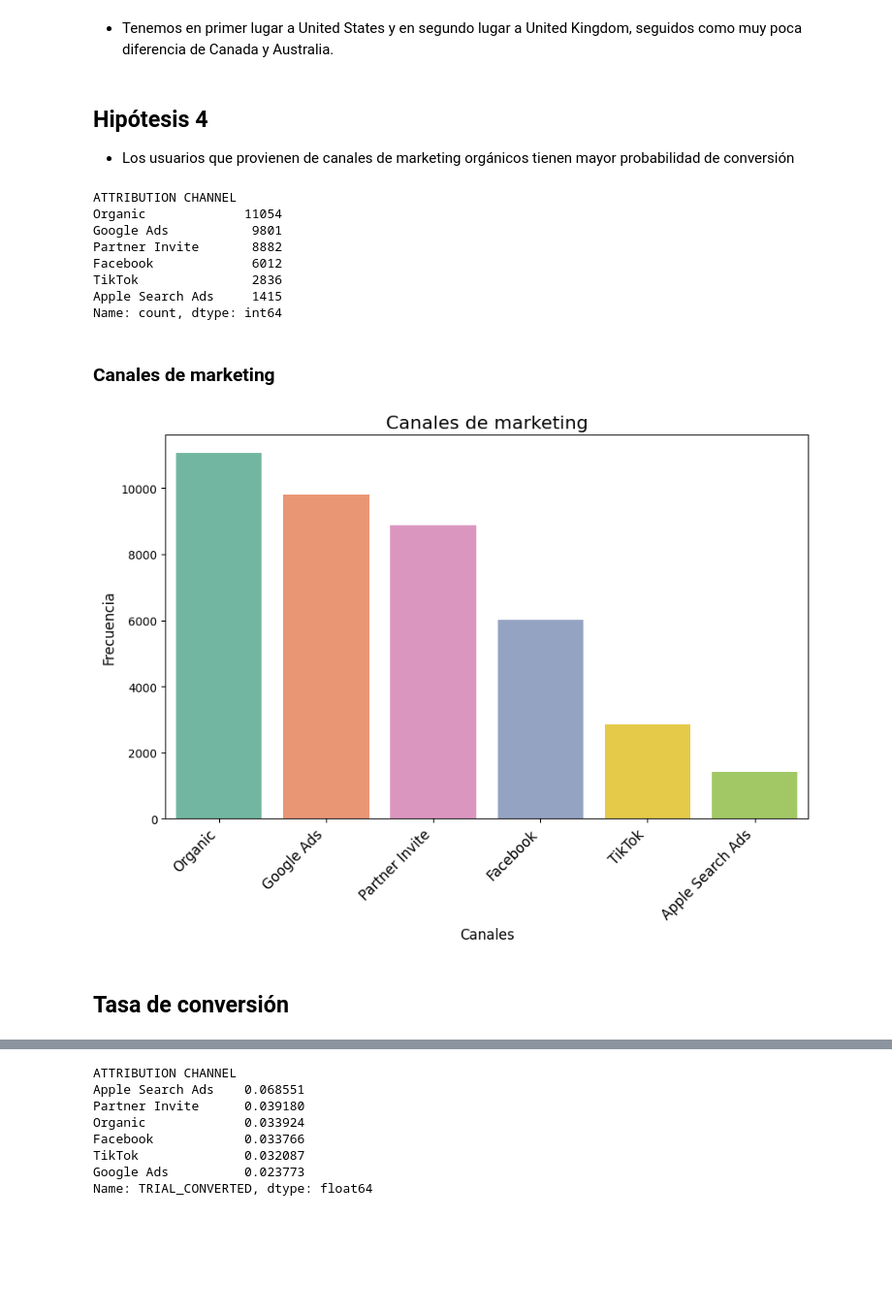
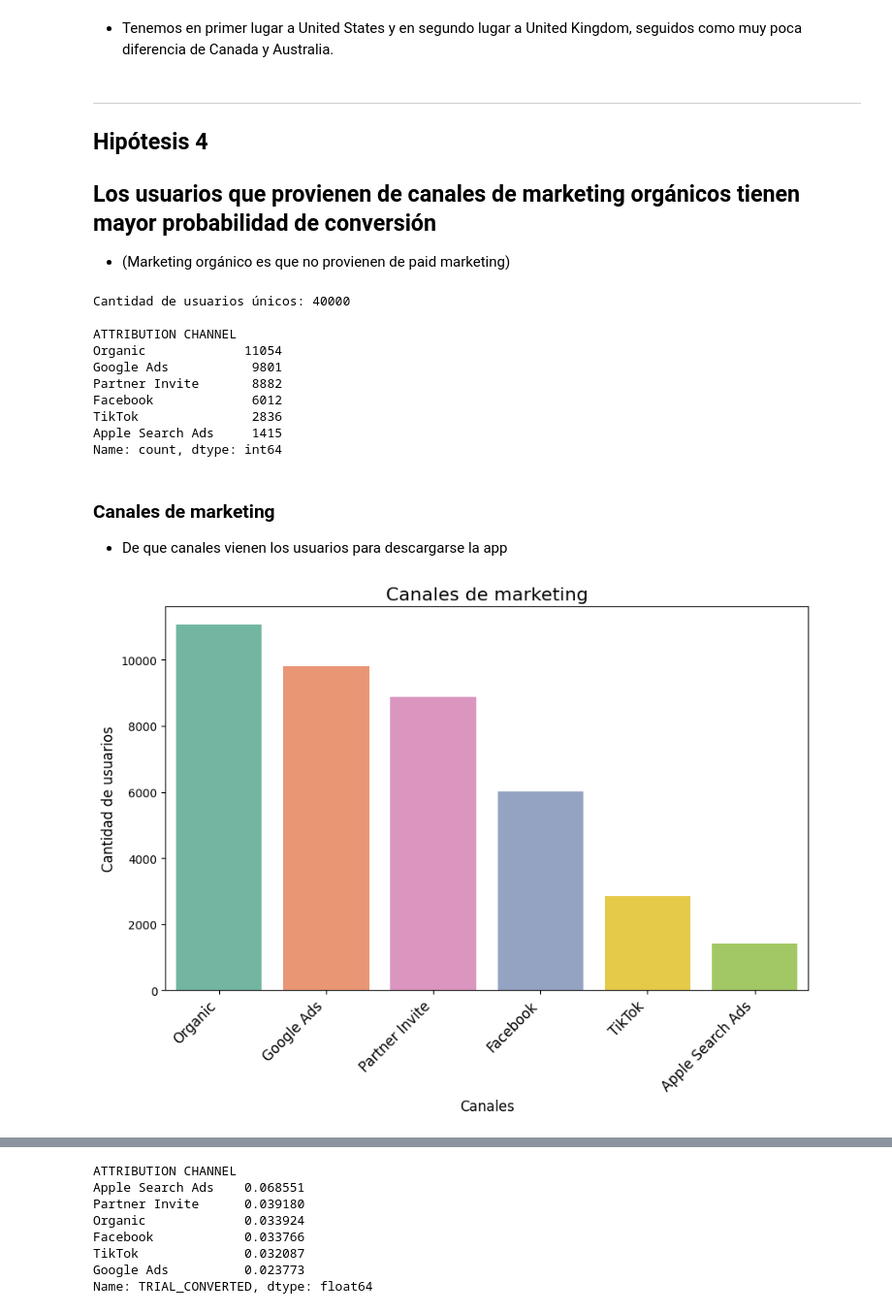
Before and after one commit to NaiSaratxaga/EDA_user-conversion-analysis, a Jupyter notebook: Notebooks/EDA_user_conversion_analysis.ipynb, the cells around one changed output, grey strips where cells are left out. Shown at 97% size. Saved outputs shown, nothing was run; the diff lists cells and outputs as text; code cells hidden in the pictures; blank space fills up the shorter version.

```diff
--- a/Notebooks/EDA_user_conversion_analysis.ipynb
+++ b/Notebooks/EDA_user_conversion_analysis.ipynb
@@ -707,7 +161,0 @@ Name: TRIAL_CONVERTED, dtype: float64
-# %%
-# Definir si un usuario interactuó
-df["INTERACTED"] = (df[["ENGAGED_WITH_PAIRING", "CODE_SHARED", "PAIRED_SECOND", "PAIRED_INITIATOR"]].sum(axis=1) > 0).astype(int)
-
-# Ver la tasa de conversión entre usuarios que interactuaron vs. los que no
-conversion_rates = df.groupby("INTERACTED")["TRIAL_CONVERTED"].mean()
-print(conversion_rates)
@@ -872,15 +731,22 @@ plt.show()
 # %% [markdown]
 - Tenemos en primer lugar a United States y en segundo lugar a United Kingdom, seguidos como muy poca diferencia de Canada y Australia.
 # %% [markdown]
+---
 ## Hipótesis 4
- -  Los usuarios que provienen de canales de marketing orgánicos tienen mayor probabilidad de conversión
+## Los usuarios que provienen de canales de marketing orgánicos tienen mayor probabilidad de conversión
+ - (Marketing orgánico es que no provienen de paid marketing)
 # %%
-# cuantos usuarios y cuantos canales de conversion
-
-# Contar la cantidad de usuarios en cada canal de conversión
+# cuantos usuarios y cuantos canales de marketing hay en el dataset
+# Contar la cantidad de usuarios únicos
+unique_users = df["USER ID"].nunique()
+print(f"Cantidad de usuarios únicos: {unique_users}")
+print()
+# Contar la cantidad de canales de marketing únicos
 channel_counts = df["ATTRIBUTION CHANNEL"].value_counts()
 print(channel_counts)
 # %% [output]
+Cantidad de usuarios únicos: 40000
+
 ATTRIBUTION CHANNEL
 Organic             11054
 Google Ads           9801
@@ -889,29 +755,28 @@ Facebook             6012
 TikTok               2836
 Apple Search Ads     1415
 Name: count, dtype: int64
-# %% [markdown]
-### Canales de marketing
+# %% [markdown]
+### Canales de marketing
+- De que canales vienen los usuarios para descargarse la app
 # %%
-# Establecer el tamaño de la figura
+# Tamaño de la figura
 plt.figure(figsize=(10, 6))
 
 # Ordenar los canales por frecuencia
 orden_canales = df['ATTRIBUTION CHANNEL'].value_counts().index
 
-# Crear el gráfico ordenado con hue asignado y legend desactivado
+# Crear el gráfico ordenado de barras
 sns.countplot(data=df, x='ATTRIBUTION CHANNEL', hue='ATTRIBUTION CHANNEL',
               palette='Set2', order=orden_canales, legend=False)
 
 # Girar las etiquetas del eje X
 plt.xticks(rotation=45, ha="right", fontsize=12)
 
-# Añadir título y etiquetas
+# Título y etiquetas
 plt.title("Canales de marketing", fontsize=16)
 plt.xlabel("Canales", fontsize=12)
-plt.ylabel("Frecuencia", fontsize=12)  # Añadir etiqueta al eje Y para mayor claridad
+plt.ylabel("Cantidad de usuarios", fontsize=12)
 
 plt.show()
 # %% [output]
-[figure, old version]
+[figure, new version]
-# %% [markdown]
-## Tasa de conversión
```
Also changed, not shown: parts of 89 cells of this notebook, 1 other file.
